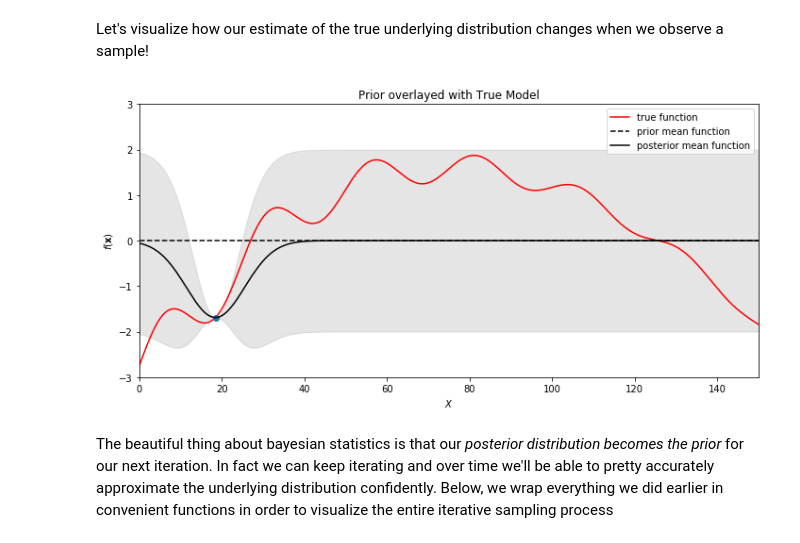
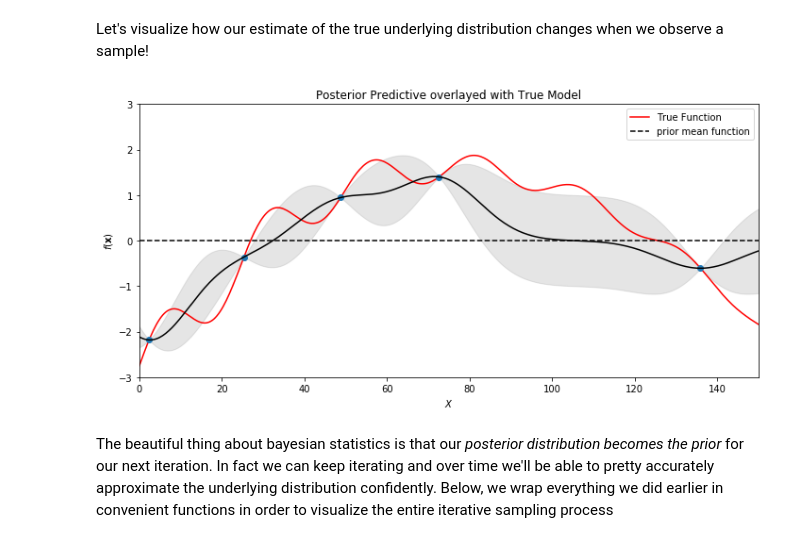
Before and after one commit to jerdra/statistical_models, a Jupyter notebook: notebooks/tutorials/gaussian_processes/gaussian_processes.ipynb, the cells around one changed output. Drawn from its saved outputs; the diff is of its cells as text; code cells hidden in the pictures.

```diff
--- a/notebooks/tutorials/gaussian_processes/gaussian_processes.ipynb
+++ b/notebooks/tutorials/gaussian_processes/gaussian_processes.ipynb
@@ -333,3 +326,18 @@ bar_f = m_x + k_x_xs @ k_xs_xs @ samp_fx
+# %%
+#Compute prior/observation covariance structure
+K_x_xs = sq_exp_dist(X,x,l)
+K_xs_x = K_x_xs.T
+K_xs_xs = sq_exp_dist(x,x,l)
+# %%
+#Compute the mean using solutions to linear systems
+#alpha = inv(L)f
+alpha = np.linalg.solve(L,f)
+
+#beta = inv(L)(K_x_xs)
+beta = np.linalg.solve(L,K_x_xs)
+
+#Predicted mean
+pred_mu = beta.T @ alpha
 # %% [markdown]
 The next step is to compute the **posterior covariance function**. Note that this is given by:
 
@@ -346,39 +351,38 @@ var_f = K - k_x_xs @ np.linalg.pinv(k_xs_xs) @ k_xs_x
+# %%
+pred_var = K_xs_xs - beta.T @ beta
+pred_std = pred_var.diagonal()
 # %% [markdown]
 Let's visualize how our estimate of the true underlying distribution changes when we observe a sample!
 # %%
-#Now we'll visualize the posterior predictive distribution
-#Make figure canvas
+#Visualize the predictive distribution
 fig = plt.figure(figsize=(10,5))
 ax = fig.add_subplot(111)
 
-#Visualize the true model
-ax.plot(x,y,'r', label='true function')
+ax.plot(x,y,'r',label='True Function')
 
 #Visualize the GP prior with 95% confidence zone
+ax.plot(x,m_x,'k--',label='prior mean function')
+ax.plot(X,f,'o')
 
-#Prior mean function
-ax.plot(x,m_x,'k--',label='prior mean function')
-ax.plot(samp_x,samp_fx,'o')
-
-#Posterior Mean function
-ax.plot(x,bar_f,'k', label='posterior mean function')
-
-#95% confidence interval (Z distribution) using diagonal of prior covariance function
-plt.fill_between(x[:,0],bar_f[:,0] - 2*var_f.diagonal(), bar_f[:,0] + 2*var_f.diagonal(),color='grey', alpha=0.2)
+#Plot posterior predictive function
+ax.plot(x,pred_mu,'k')
+plt.fill_between(x[:,0],pred_mu[:,0] - np.sqrt(pred_var.diagonal()),
+                 pred_mu[:,0] + np.sqrt(pred_var.diagonal()),color='grey',
+                 alpha=0.2)
 
 #Set figure properties
 ax.set_xlabel(r'$X$')
 ax.set_ylabel(r'$f(\mathbf{x})$')
-ax.set_title('Prior overlayed with True Model')
+ax.set_title('Posterior Predictive overlayed with True Model')
 ax.set_xlim(left=0,right=150)
 ax.set_ylim(bottom=-3,top=3)
 plt.tight_layout()
 plt.legend()
 
 plt.savefig('./figures/posterior_model.png')
 plt.show()
 # %% [output]
-[figure, old version]
+[figure, new version]
 # %% [markdown]
 The beautiful thing about bayesian statistics is that our *posterior distribution becomes the prior* for our next iteration. In fact we can keep iterating and over time we'll be able to pretty accurately approximate the underlying distribution confidently. Below, we wrap everything we did earlier in convenient functions in order to visualize the entire iterative sampling process
 # %%
```
Also changed, not shown: parts of 26 cells of this notebook.
